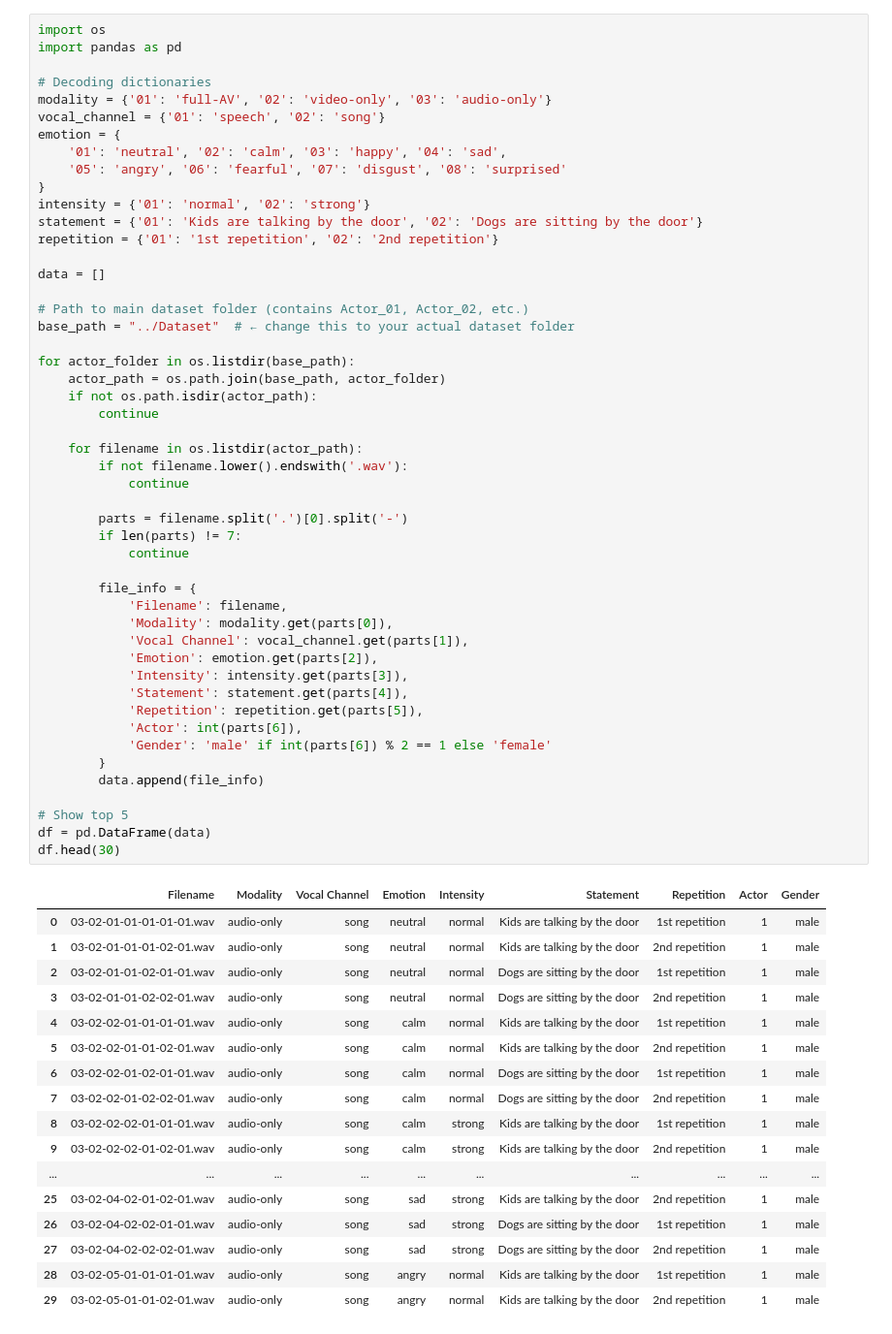
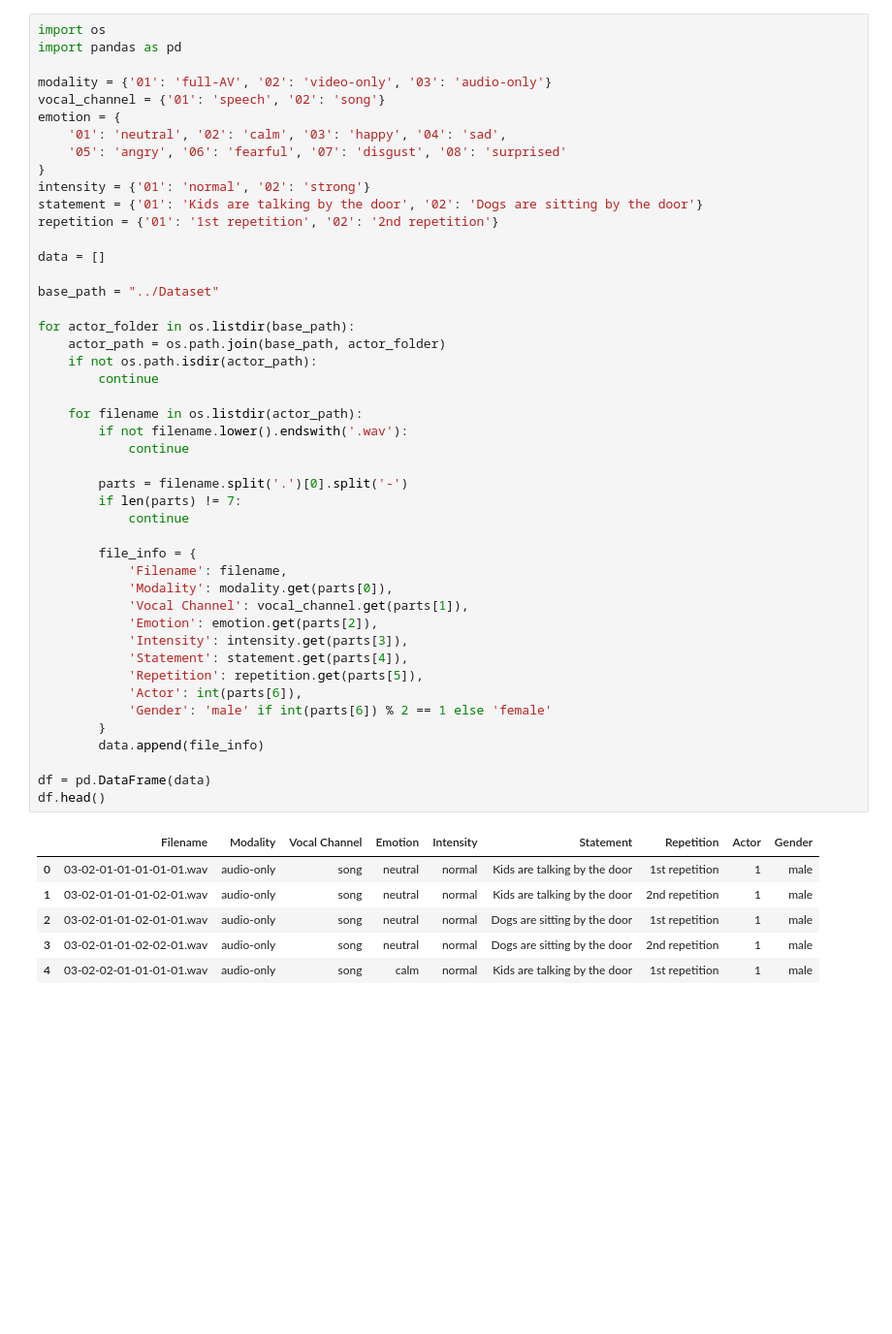
Before and after one commit to ranslemus/dl, a Jupyter notebook: Train Code/SpeechRecognition.ipynb, the cells around one changed output. Shown: that part at 97% size. Saved outputs shown, nothing was run; the diff lists cells and outputs as text; blank space fills up the shorter version.

```diff
--- a/Train Code/SpeechRecognition.ipynb
+++ b/Train Code/SpeechRecognition.ipynb
@@ -2,7 +2,6 @@
 import os
 import pandas as pd
 
-# Decoding dictionaries
 modality = {'01': 'full-AV', '02': 'video-only', '03': 'audio-only'}
 vocal_channel = {'01': 'speech', '02': 'song'}
 emotion = {
@@ -15,8 +14,7 @@ repetition = {'01': '1st repetition', '02': '2nd repetition'}
 
 data = []
 
-# Path to main dataset folder (contains Actor_01, Actor_02, etc.)
-base_path = "../Dataset"  # ← change this to your actual dataset folder
+base_path = "../Dataset"
 
 for actor_folder in os.listdir(base_path):
     actor_path = os.path.join(base_path, actor_folder)
@@ -25,43 +23,31 @@ for actor_folder in os.listdir(base_path):
 
     for filename in os.listdir(actor_path):
         if not filename.lower().endswith('.wav'):
             continue
 
         parts = filename.split('.')[0].split('-')
         if len(parts) != 7:
             continue
 
         file_info = {
             'Filename': filename,
             'Modality': modality.get(parts[0]),
             'Vocal Channel': vocal_channel.get(parts[1]),
             'Emotion': emotion.get(parts[2]),
             'Intensity': intensity.get(parts[3]),
             'Statement': statement.get(parts[4]),
             'Repetition': repetition.get(parts[5]),
             'Actor': int(parts[6]),
             'Gender': 'male' if int(parts[6]) % 2 == 1 else 'female'
         }
         data.append(file_info)
 
-# Show top 5
 df = pd.DataFrame(data)
-df.head(30)
+df.head()
 # %% [output]
 |  | Filename | Modality | Vocal Channel | Emotion | Intensity | Statement | Repetition | Actor | Gender |
 | 0 | 03-02-01-01-01-01-01.wav | audio-only | song | neutral | normal | Kids are talking by the door | 1st repetition | 1 | male |
 | 1 | 03-02-01-01-01-02-01.wav | audio-only | song | neutral | normal | Kids are talking by the door | 2nd repetition | 1 | male |
 | 2 | 03-02-01-01-02-01-01.wav | audio-only | song | neutral | normal | Dogs are sitting by the door | 1st repetition | 1 | male |
 | 3 | 03-02-01-01-02-02-01.wav | audio-only | song | neutral | normal | Dogs are sitting by the door | 2nd repetition | 1 | male |
 | 4 | 03-02-02-01-01-01-01.wav | audio-only | song | calm | normal | Kids are talking by the door | 1st repetition | 1 | male |
-| 5 | 03-02-02-01-01-02-01.wav | audio-only | song | calm | normal | Kids are talking by the door | 2nd repetition | 1 | male |
-| 6 | 03-02-02-01-02-01-01.wav | audio-only | song | calm | normal | Dogs are sitting by the door | 1st repetition | 1 | male |
-| 7 | 03-02-02-01-02-02-01.wav | audio-only | song | calm | normal | Dogs are sitting by the door | 2nd repetition | 1 | male |
-| 8 | 03-02-02-02-01-01-01.wav | audio-only | song | calm | strong | Kids are talking by the door | 1st repetition | 1 | male |
-| 9 | 03-02-02-02-01-02-01.wav | audio-only | song | calm | strong | Kids are talking by the door | 2nd repetition | 1 | male |
-| ... | ... | ... | ... | ... | ... | ... | ... | ... | ... |
-| 25 | 03-02-04-02-01-02-01.wav | audio-only | song | sad | strong | Kids are talking by the door | 2nd repetition | 1 | male |
-| 26 | 03-02-04-02-02-01-01.wav | audio-only | song | sad | strong | Dogs are sitting by the door | 1st repetition | 1 | male |
-| 27 | 03-02-04-02-02-02-01.wav | audio-only | song | sad | strong | Dogs are sitting by the door | 2nd repetition | 1 | male |
-| 28 | 03-02-05-01-01-01-01.wav | audio-only | song | angry | normal | Kids are talking by the door | 1st repetition | 1 | male |
-| 29 | 03-02-05-01-01-02-01.wav | audio-only | song | angry | normal | Kids are talking by the door | 2nd repetition | 1 | male |
```
Also changed, not shown: parts of 6 cells of this notebook.
